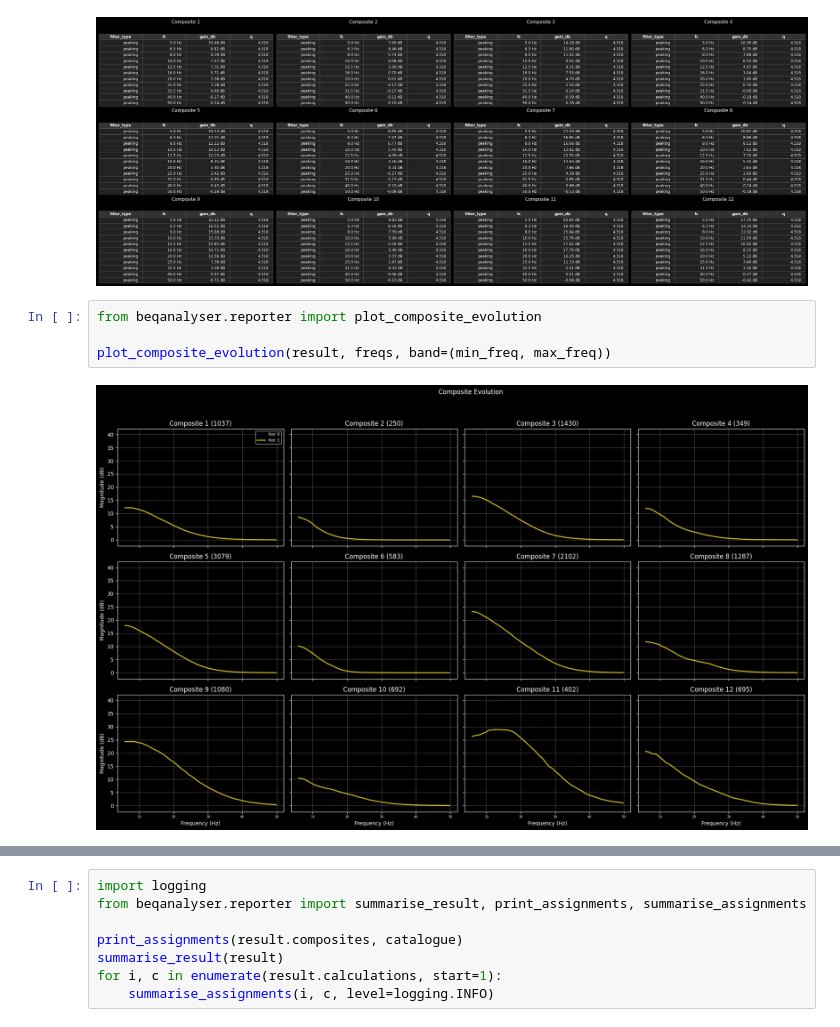
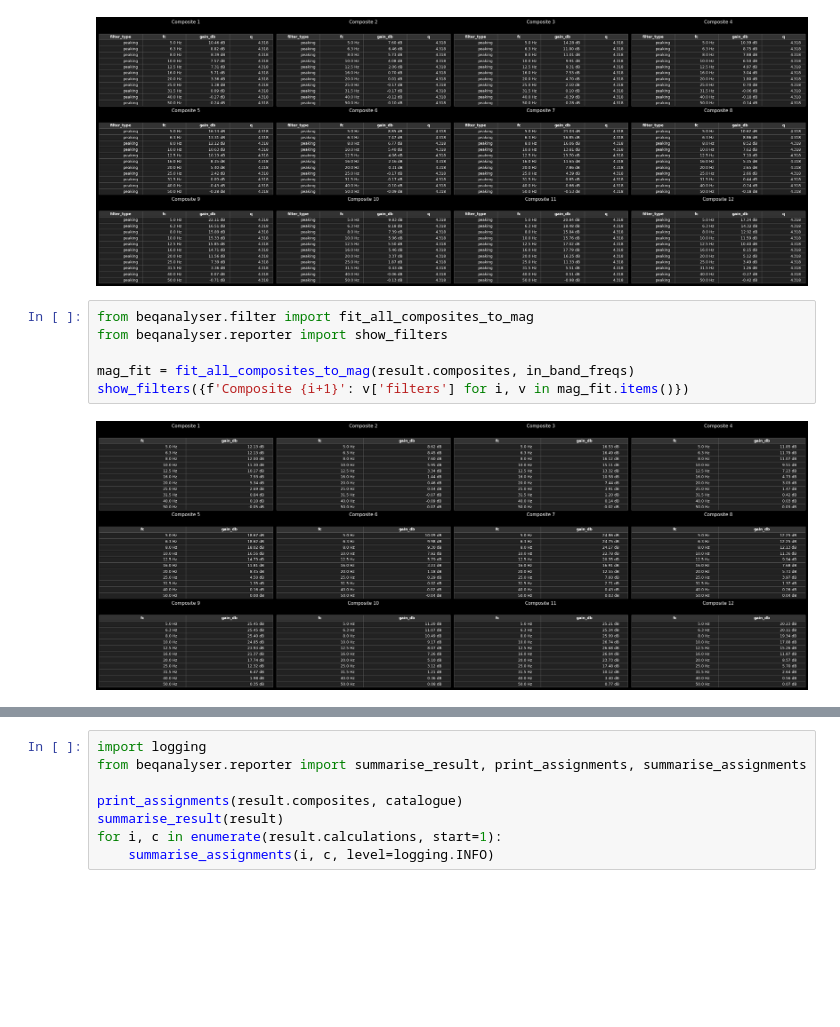
Before and after one commit to 3ll3d00d/beqanalyser, a Jupyter notebook: beqanalyser/beq.ipynb, the cells around one changed output, grey strips where cells are left out. Saved outputs shown, nothing was run; the diff lists cells and outputs as text; blank space fills up the shorter version.

```diff
--- a/beqanalyser/beq.ipynb
+++ b/beqanalyser/beq.ipynb
@@ -105,8 +108,10 @@ show_filters({f'Composite {i+1}': v['filters'] for i, v in geq_fit.items()})
 # %% [output]
 [figure]
 # %%
-from beqanalyser.reporter import plot_composite_evolution
+from beqanalyser.filter import fit_all_composites_to_mag
+from beqanalyser.reporter import show_filters
 
-plot_composite_evolution(result, freqs, band=(min_freq, max_freq))
+mag_fit = fit_all_composites_to_mag(result.composites, in_band_freqs)
+show_filters({f'Composite {i+1}': v['filters'] for i, v in mag_fit.items()})
 # %% [output]
-[figure, old version]
+[figure, new version]
```
Also changed, not shown: parts of 2 cells of this notebook, 2 other files.
